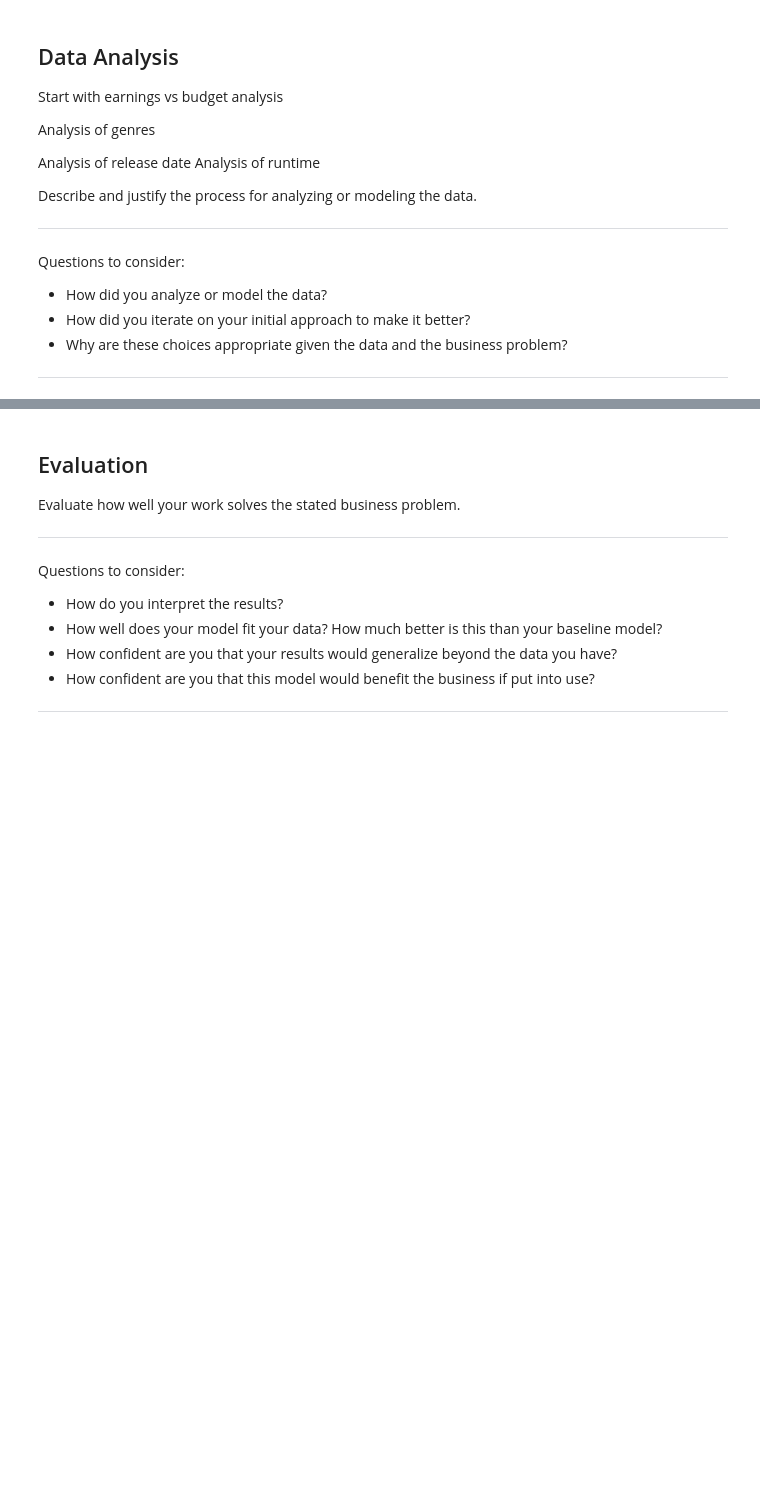
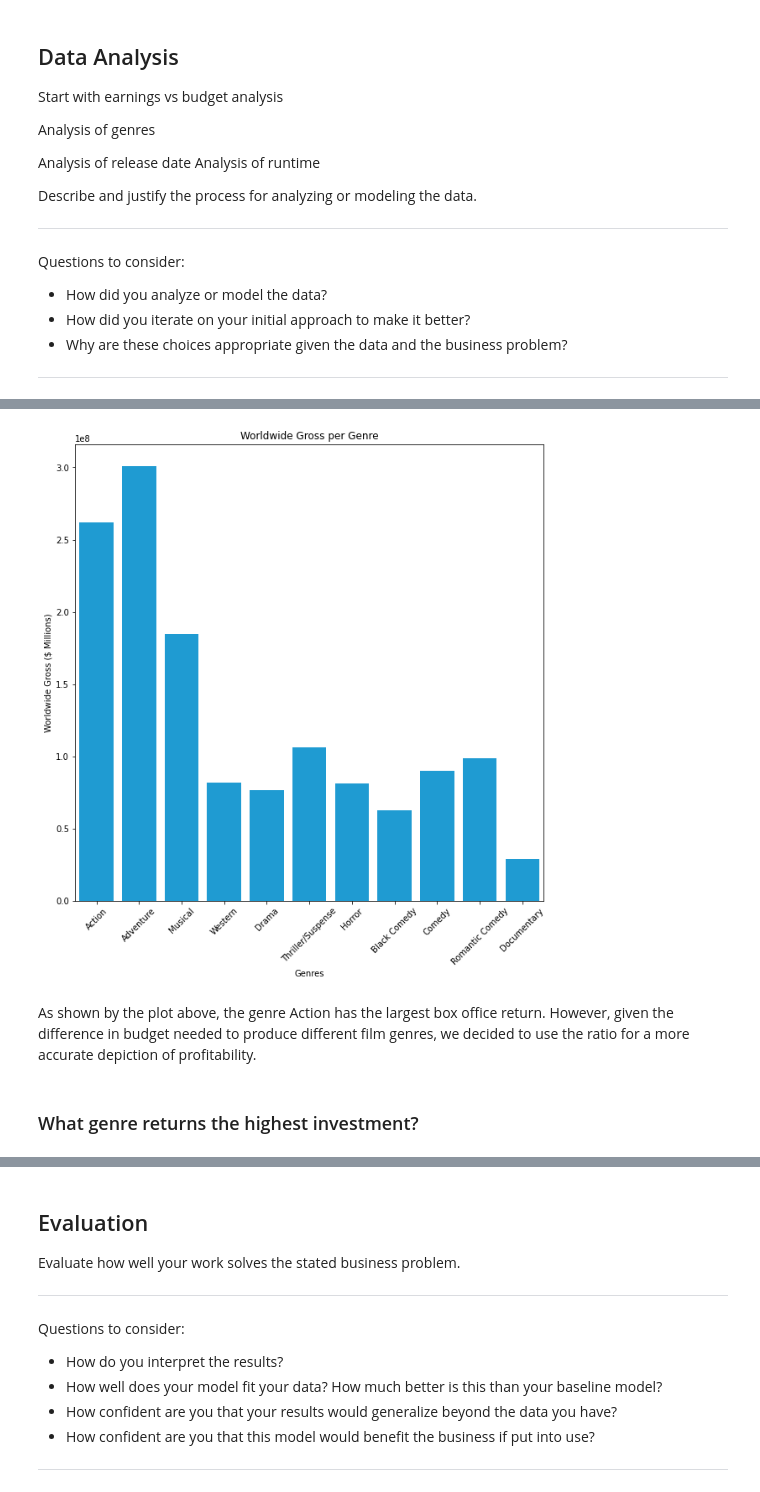
Before and after one commit to czarinagluna/Microsoft-Movie-Recommendations, a Jupyter notebook: microsoft-movie-recommendations.ipynb, the cells around one changed output, grey strips where cells are left out. Cells and saved outputs as stored; diff of their text form; code cells hidden in the pictures; blank space fills up the shorter version.

```diff
--- a/microsoft-movie-recommendations.ipynb
+++ b/microsoft-movie-recommendations.ipynb
@@ -309,0 +336,3 @@ Questions to consider:
+# %%
+gains_genres_df = genres_df.loc[genres_df['earnings_ratio'] >= 1]
+gains_genres_df.head(2)
@@ -309,0 +343,22 @@ Questions to consider:
+# %%
+plt.figure(figsize=(10, 10))
+
+sns.barplot(
+    x="genres",
+    y="worldwide_gross",
+    data=gains_genres_df,
+    color='#01A6F0',
+    ci=None)
+
+plt.xticks(rotation=45)
+plt.xlabel('Genres')
+plt.ylabel('Worldwide Gross ($ Millions)')
+plt.title('Worldwide Gross per Genre')
+plt.ticklabel_format(axis="y", style="sci")
+plt.show()
+# %% [output]
+[figure, added]
+# %% [markdown]
+As shown by the plot above, the genre Action has the largest box office return. However, given the difference in budget needed to produce different film genres, we decided to use the ratio for a more accurate depiction of profitability.
+# %% [markdown]
+### What genre returns the highest investment?
```
Also changed, not shown: parts of 39 cells of this notebook, 1 other file.
